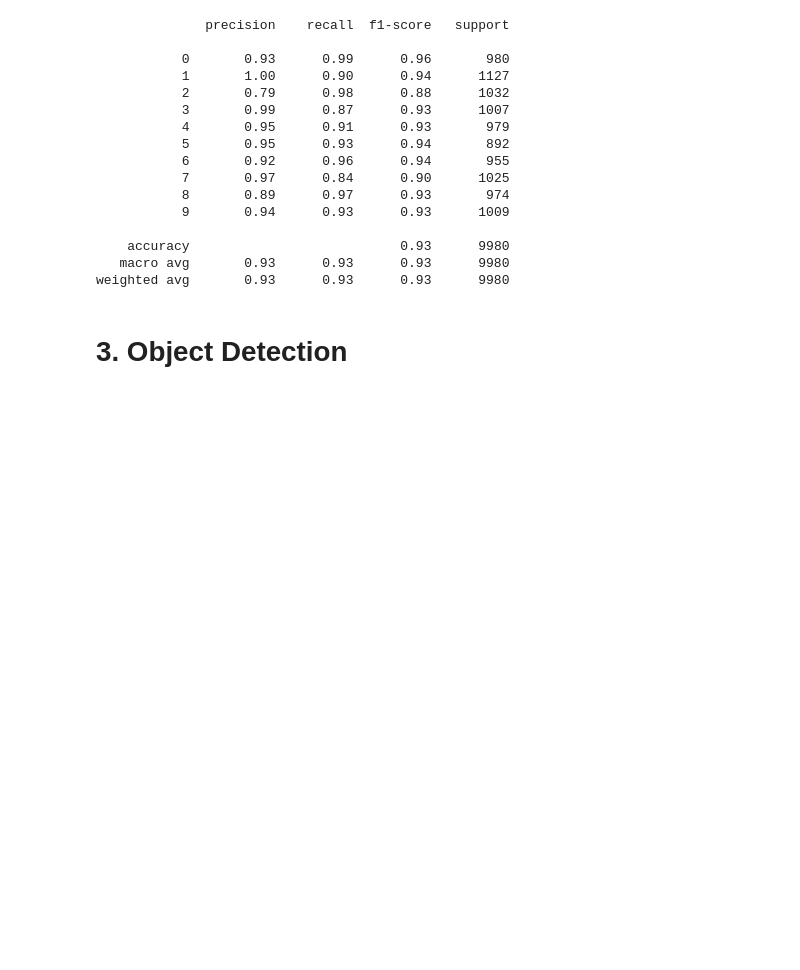
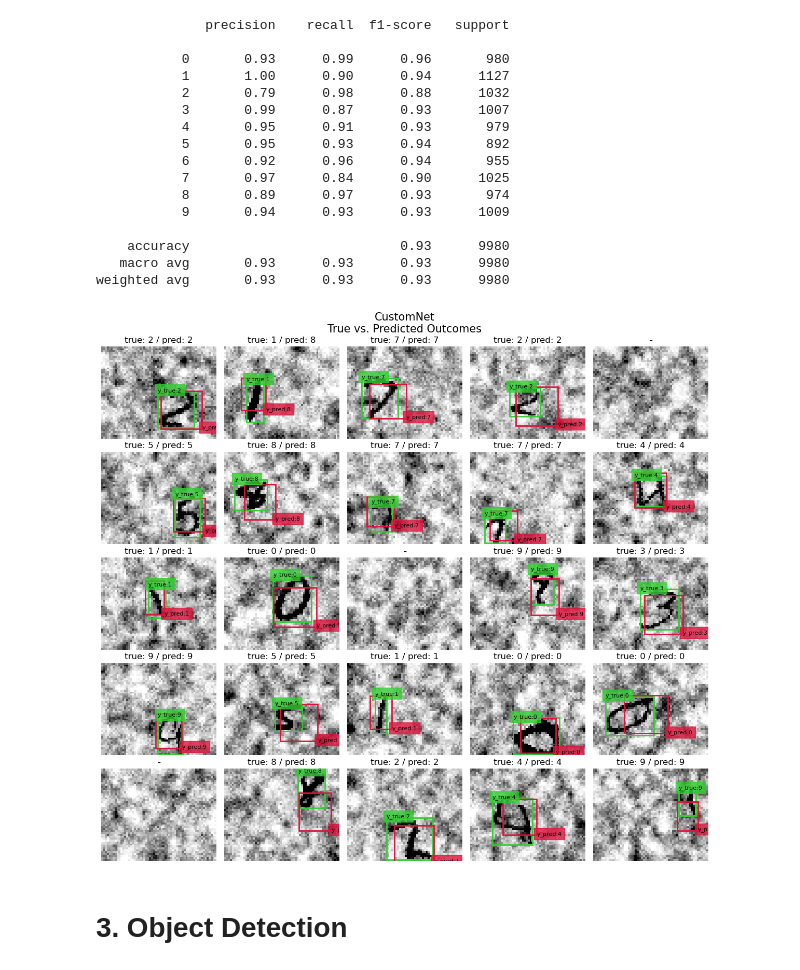
Before and after one commit to kuimetra/deep_learning, a Jupyter notebook: Project 2/main.ipynb, the cells around one changed output. Drawn from its saved outputs; the diff is of its cells as text; code cells hidden in the pictures; blank space fills up the shorter version.

```diff
--- a/Project 2/main.ipynb
+++ b/Project 2/main.ipynb
@@ -902,6 +902,10 @@ else:
     accuracy                           0.93      9980
    macro avg       0.93      0.93      0.93      9980
 weighted avg       0.93      0.93      0.93      9980
+# %%
+plot_model_predictions(CustomNet_model, localization_test_dataset, model_name="CustomNet")
+# %% [output]
+[figure, added]
 # %% [markdown]
 # 3. Object Detection
 # %% [markdown]
```
Also changed, not shown: parts of 3 cells of this notebook.
